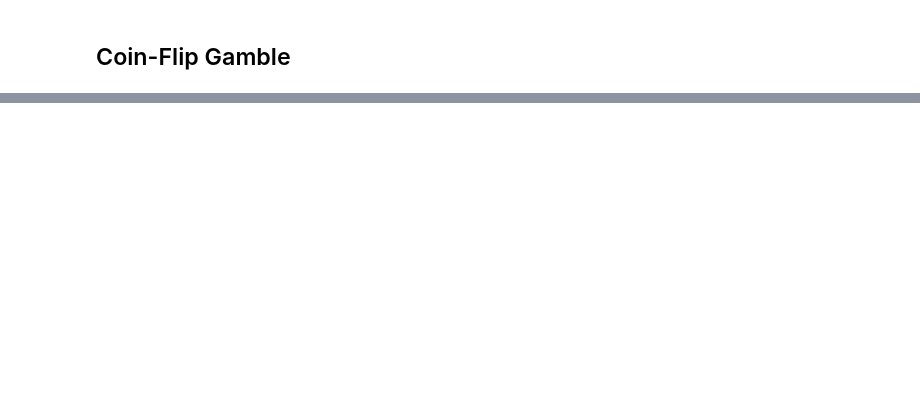
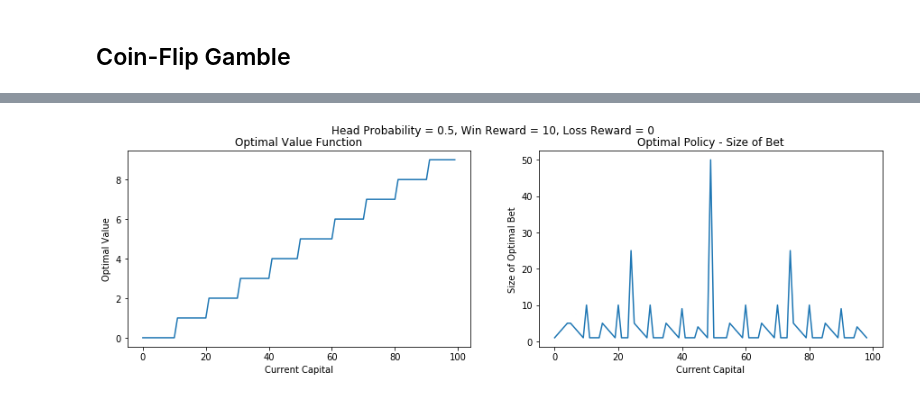
Before and after one commit to navyamehta/optimization-algorithms, a Jupyter notebook: reinforcement-learning-MDP/PART 1 - Simulating Perfect Environments.ipynb, the cells around one changed output, grey strips where cells are left out. Drawn from its saved outputs; the diff is of its cells as text; code cells hidden in the pictures; blank space fills up the shorter version.

Commit message:
Coin-Flip MDP Algorithm

```diff
--- a/reinforcement-learning-MDP/PART 1 - Simulating Perfect Environments.ipynb
+++ b/reinforcement-learning-MDP/PART 1 - Simulating Perfect Environments.ipynb
@@ -106,0 +122,43 @@ plotter(rewardmtrx, transitionrwd, discount, {(0,6),(3,3)}, 1e-3)
+# %%
+def coin_flipper(winrwd, lossrwd, headp, error=1e-3):
+    v0, v1 = np.zeros(101, dtype=np.int), np.zeros(101, dtype=np.int)
+    greedypol = dict()
+    def is_terminal(i):
+        return (i==0)|(i==100)
+    while True:
+        for i in range(v1.shape[0]):
+            if is_terminal(i): continue
+            maxval, argmaxval = None, None
+            for bet in range(1,min(i, 100-i)+1):
+                upbet = v0[i+bet]+winrwd if i+bet==100 else v0[i+bet]
+                downbet = v0[i-bet]+lossrwd if i-bet==0 else v0[i-bet]
+                val = headp * upbet + (1-headp) * downbet
+                if (not maxval) or (val>maxval):
+                    maxval = val
+                    argmaxval = bet
+            v1[i] = maxval
+            greedypol[i] = argmaxval
+        if np.abs(v0-v1).max()<error:
+            break
+        np.copyto(v0, v1)
+    return v0, greedypol
+# %%
+def coin_plotter(winrwd, lossrwd, headp, error=1e-3):
+    val, pol = coin_flipper(winrwd, lossrwd, headp, error)
+    plt.figure(figsize=(15,4))
+    plt.suptitle("Head Probability = "+str(headp)+", Win Reward = "+str(winrwd)+", Loss Reward = "+str(lossrwd))
+    plt.subplot(1,2,1)
+    plt.title("Optimal Value Function")
+    pd.Series(val)[:-1].plot()
+    plt.xlabel("Current Capital")
+    plt.ylabel("Optimal Value")
+    plt.subplot(1,2,2)
+    plt.title("Optimal Policy - Size of Bet")
+    pd.Series(list(pol.values())).plot()
+    plt.xlabel("Current Capital")
+    plt.ylabel("Size of Optimal Bet")
+    plt.show()
+# %%
+coin_plotter(10,0,0.5)
+# %% [output]
+[figure, added]
```
Also changed, not shown: parts of 3 cells of this notebook.
